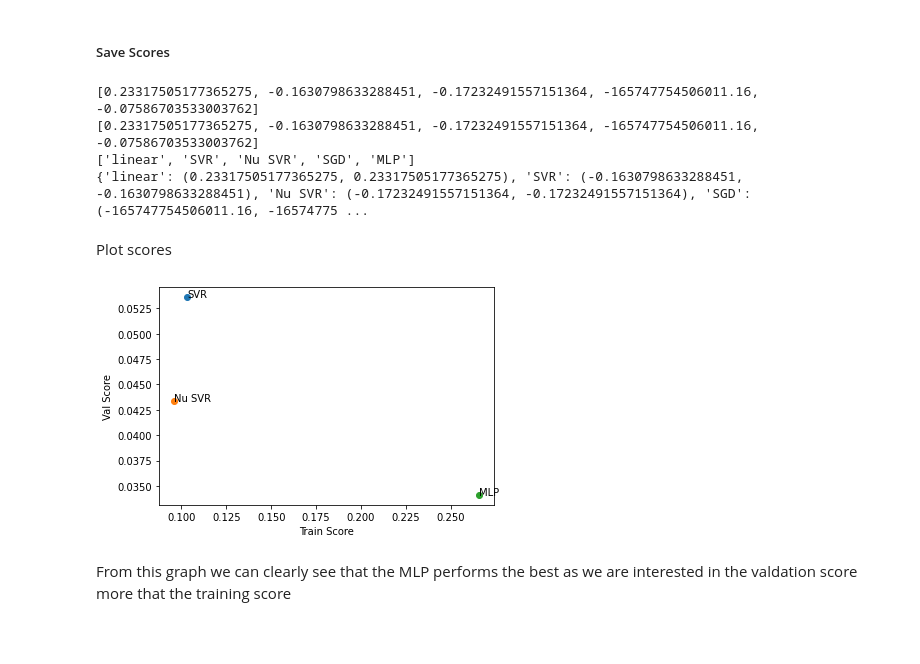
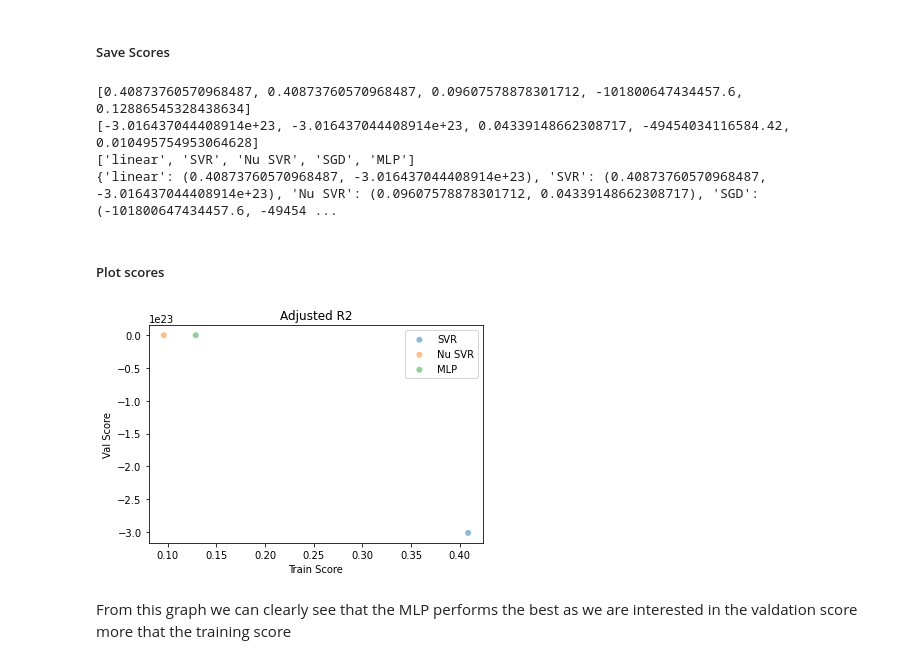
Before and after one commit to lavinama/modelling_social_data, a Jupyter notebook: predict_num_days_trending.ipynb, the cells around one changed output. Drawn from its saved outputs; the diff is of its cells as text; code cells hidden in the pictures; blank space fills up the shorter version.

```diff
--- a/predict_num_days_trending.ipynb
+++ b/predict_num_days_trending.ipynb
@@ -192,3 +140,11 @@ one_hot_df
+# %%
+# export one hot encoding dataset
+import json
+from google.colab import drive
+if COLAB:
+    directory = '/content/drive/Othercomputers/My MacBook Pro/modelling_social_data/'
+    sys.path.append(directory)
+    one_hot_df.to_pickle(directory + 'data_predict_num_days_trending/one_hot_df.pkl')
 # %% [markdown]
 ### Calculate the account which has the largest total of days trending
 # %%
@@ -464,7 +418,7 @@ from sklearn.preprocessing import StandardScaler
 from sklearn.pipeline import Pipeline
 from sklearn.metrics import r2_score
 
-def cross_validation_10(model):
+def cross_validation_10(pipe_lr):
     sc_y = StandardScaler()
     sc_x = StandardScaler()
     y_std = sc_y.fit_transform(y[:, np.newaxis]).flatten()
@@ -476,7 +430,7 @@ def cross_validation_10(model):
         # 10-fold cross validation
         X_train, X_val, y_train, y_val = train_test_split(X, y, test_size=0.3, random_state=i)
         y_train_std = sc_y.fit_transform(y_train[:, np.newaxis]).flatten()
-        pipe_lr = Pipeline([('scl', StandardScaler()), ('model', model)])
+
         pipe_lr.fit(X_train, y_train_std)
         y_train_pred_std=pipe_lr.predict(X_train)
         y_val_pred_std=pipe_lr.predict(X_val)
@@ -487,8 +441,9 @@ def cross_validation_10(model):
         train_score = np.append(train_score, adjr2(y_train, y_train_pred, len(y_train), X_train.shape[1]))
         val_score = np.append(val_score, adjr2(y_train, y_train_pred, len(y_train), X_train.shape[1]))
 
-    print("train_score:", train_score)
+    print("train_score", train_score)
     print("train_score mean:", train_score.mean())
+    print("val_score", val_score)
     print("val_score mean:", val_score.mean())
     return train_score.mean(), val_score.mean()
 # %% [markdown]
@@ -497,6 +452,7 @@ We now perform the cross validation on the five models we're testing
 from sklearn.preprocessing import PolynomialFeatures
 from sklearn.linear_model import LinearRegression
 from sklearn.pipeline import Pipeline
+from sklearn.preprocessing import StandardScaler
 
 """ It crashes if I do a degree higher than 1 as it uses all the RAM
 # 1. Polynomial regression 3-degree
@@ -513,8 +469,8 @@ model_name = []
 # 2. Linear regression
 print("Linear regression")
 model_name.append("linear")
-model_linear = LinearRegression(fit_intercept=False)
-ts, vs = cross_validation_10(model_linear)
+pipe_lr = Pipeline([('scl', StandardScaler()), ('model', LinearRegression(fit_intercept=False))])
+ts, vs = cross_validation_10(pipe_lr)
 train_score_models.append(ts)
 val_score_models.append(vs)
 print()
@@ -524,8 +480,7 @@ print("Support Vector Regression")
 model_name.append("SVR")
 from sklearn import svm
 
-model_svr = svm.SVR()
-ts, vs = cross_validation_10(model_svr)
+pipe_lr = Pipeline([('scl', StandardScaler()), ('model', svm.SVR())])
 train_score_models.append(ts)
 val_score_models.append(vs)
 print()
@@ -535,8 +490,8 @@ print("Nu Support Vector Regression")
 model_name.append("Nu SVR")
 from sklearn import svm
 
-model_nu_svr = svm.NuSVR()
-ts, vs = cross_validation_10(model_nu_svr)
+pipe_lr = Pipeline([('scl', StandardScaler()), ('model', svm.NuSVR())])
+ts, vs = cross_validation_10(pipe_lr)
 train_score_models.append(ts)
 val_score_models.append(vs)
 print()
@@ -546,8 +501,8 @@ print("SGD")
 model_name.append("SGD")
 from sklearn.linear_model import SGDRegressor
 
-model_sgd = SGDRegressor()
-ts, vs = cross_validation_10(model_sgd)
+pipe_lr = Pipeline([('scl', StandardScaler()), ('model', SGDRegressor())])
+ts, vs = cross_validation_10(pipe_lr)
 train_score_models.append(ts)
 val_score_models.append(vs)
 print()
@@ -557,8 +512,8 @@ print("Multi-layer Perceptron regressor")
 model_name.append("MLP")
 from sklearn.neural_network import MLPRegressor
 
-model_mlp = MLPRegressor(hidden_layer_sizes=(1,)) # , activation='identity', alpha=0.01, learning_rate='adaptive'))])
-ts, vs = cross_validation_10(model_mlp)
+pipe_lr = Pipeline([('scl', StandardScaler()), ('model', MLPRegressor(hidden_layer_sizes=(1,)))])
+ts, vs = cross_validation_10(pipe_lr)
 train_score_models.append(ts)
 val_score_models.append(vs)
 print()
@@ -588,10 +568,10 @@ for i, name in enumerate(model_name):
     scores[name] = (train_score_models[i], val_score_models[i])
 print(scores)
 # %% [output]
-[0.23317505177365275, -0.1630798633288451, -0.17232491557151364, -165747754506011.16, -0.07586703533003762]
-[0.23317505177365275, -0.1630798633288451, -0.17232491557151364, -165747754506011.16, -0.07586703533003762]
+[0.40873760570968487, 0.40873760570968487, 0.09607578878301712, -101800647434457.6, 0.12886545328438634]
+[-3.016437044408914e+23, -3.016437044408914e+23, 0.04339148662308717, -49454034116584.42, 0.010495754953064628]
 ['linear', 'SVR', 'Nu SVR', 'SGD', 'MLP']
-{'linear': (0.23317505177365275, 0.23317505177365275), 'SVR': (-0.1630798633288451, -0.1630798633288451), 'Nu SVR': (-0.17232491557151364, -0.17232491557151364), 'SGD': (-165747754506011.16, -16574775 ...
+{'linear': (0.40873760570968487, -3.016437044408914e+23), 'SVR': (0.40873760570968487, -3.016437044408914e+23), 'Nu SVR': (0.09607578878301712, 0.04339148662308717), 'SGD': (-101800647434457.6, -49454 ...
 # %%
 from google.colab import drive
 import pickle
@@ -602,22 +582,26 @@ if COLAB:
         pickle.dump(scores, f)
-# %% [markdown]
-Plot scores
+# %% [markdown]
+##### Plot scores
 # %%
 import matplotlib.pyplot as plt
+import numpy as np
+
 # Lets exclude the linear and the SGD model as they clearly has a very high validation score
 
 fig, ax = plt.subplots()
+ax.set_title("Adjusted R2")
 ax.set_xlabel("Train Score")
 ax.set_ylabel("Val Score")
 for name, (ts, vs) in scores.items():
     if name is "linear" or name is "SGD":
-        continue
-    ax.scatter(ts, vs)
-    ax.annotate(name, (ts, vs))
+       continue
 
+    ax.scatter(x=ts, y=vs, label=name,  alpha=0.5, edgecolors='none')
+    # ax.annotate((ts, vs), (ts, vs))
+ax.legend()
 plt.show()
 # %% [output]
-[figure, old version]
+[figure, new version]
 # %% [markdown]
 From this graph we can clearly see that the MLP performs the best as we are interested in the valdation score more that the training score
 # %% [markdown]
```
Also changed, not shown: parts of 55 cells of this notebook, 11 other files.
